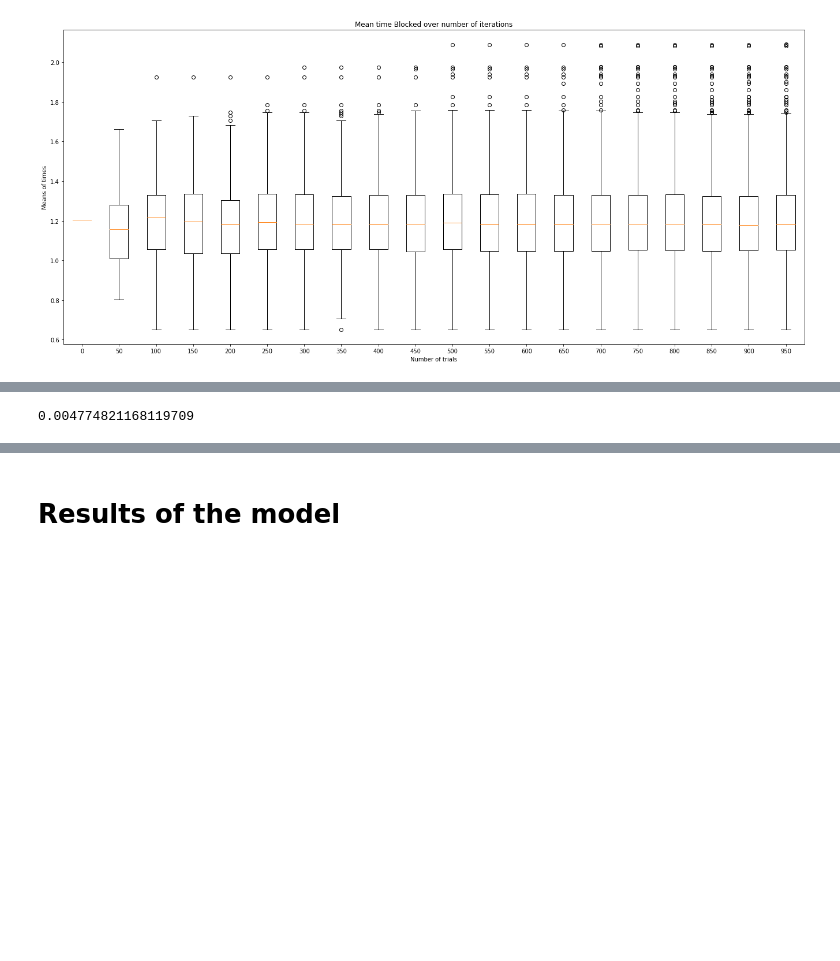
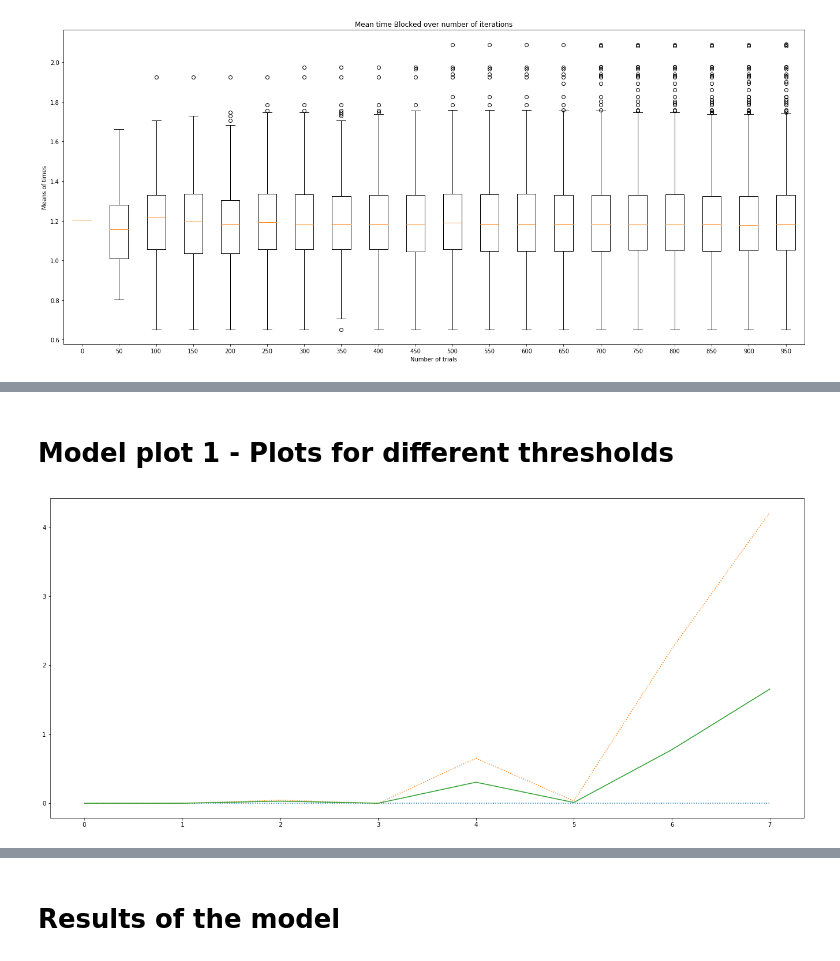
Before and after one commit to MichalisPanayides/AmbulanceDecisionGame, a Jupyter notebook: src/Jupyter/ciw/Experimenting with Ciw.ipynb, the cells around one changed output, grey strips where cells are left out. Saved outputs shown, nothing was run; the diff lists cells and outputs as text; code cells hidden in the pictures; blank space fills up the shorter version.

```diff
--- a/src/Jupyter/ciw/Experimenting with Ciw.ipynb
+++ b/src/Jupyter/ciw/Experimenting with Ciw.ipynb
@@ -329,10 +356,2 @@ plt.show()
-# %%
-simulation = simulate_model(lambda_a, lambda_o, mu, total_capacity, 100, 1)
-sim_results = simulation.get_all_records()
-waits = [r.waiting_time for r in sim_results]
-blocks = [r.time_blocked for r in sim_results]
-w_b = waits + blocks
-mean_waiting_time = sum(w_b) / len(w_b)
-mean_waiting_time
-# %% [output]
-0.004774821168119709
+# %% [markdown]
+# Model plot 1 - Plots for different thresholds
@@ -338,0 +421,31 @@ mean_waiting_time
+# %%
+def make_plot_for_different_thresholds(lambda_a, lambda_o, mu, total_capacity, seed_num=None, measurement_type=None, plot_function=np.mean):
+    ambulance_patients_mean_times = []
+    other_patients_mean_times = []
+    total_mean_times = []
+    for threshold in range(total_capacity):
+        times = get_times_for_patients(lambda_a, lambda_o, mu, total_capacity, threshold, seed_num, measurement_type)
+        ambulance_patients_mean_times.append(plot_function(times[0]))
+        other_patients_mean_times.append(plot_function(times[1]))
+        total_mean_times.append(plot_function(times[0] + times[1]))
+
+    plt.figure(figsize=(23,10))
+    ax = plt.plot(ambulance_patients_mean_times, ':', other_patients_mean_times, ':', total_mean_times, '-')
+
+    return ax
+# %%
+# Queueing Parameters
+lambda_a = 0.1       # Ambulance: 6 arrivals per hour
+lambda_o = 0.05      # Others: 3 arrivals per hour
+mu = 0.02            # Service time: 3 services per hour
+total_capacity = 8   # Number of servers: 8 servers
+seed_num = 2
+
+# Plot Parameters
+measurement_type = "both"      # The measurement to be plotted ["w":waiting times, "b":blocking times, otherwise: both]
+plot_function = np.mean     # The function to be plotted [np.sum or np.mean]
+# %%
+times = make_plot_for_different_thresholds(lambda_a, lambda_o, mu, total_capacity, seed_num, "w", np.mean)
+plt.show()
+# %% [output]
+[figure, added]
```
Also changed, not shown: parts of 22 cells of this notebook, 1 other file.
